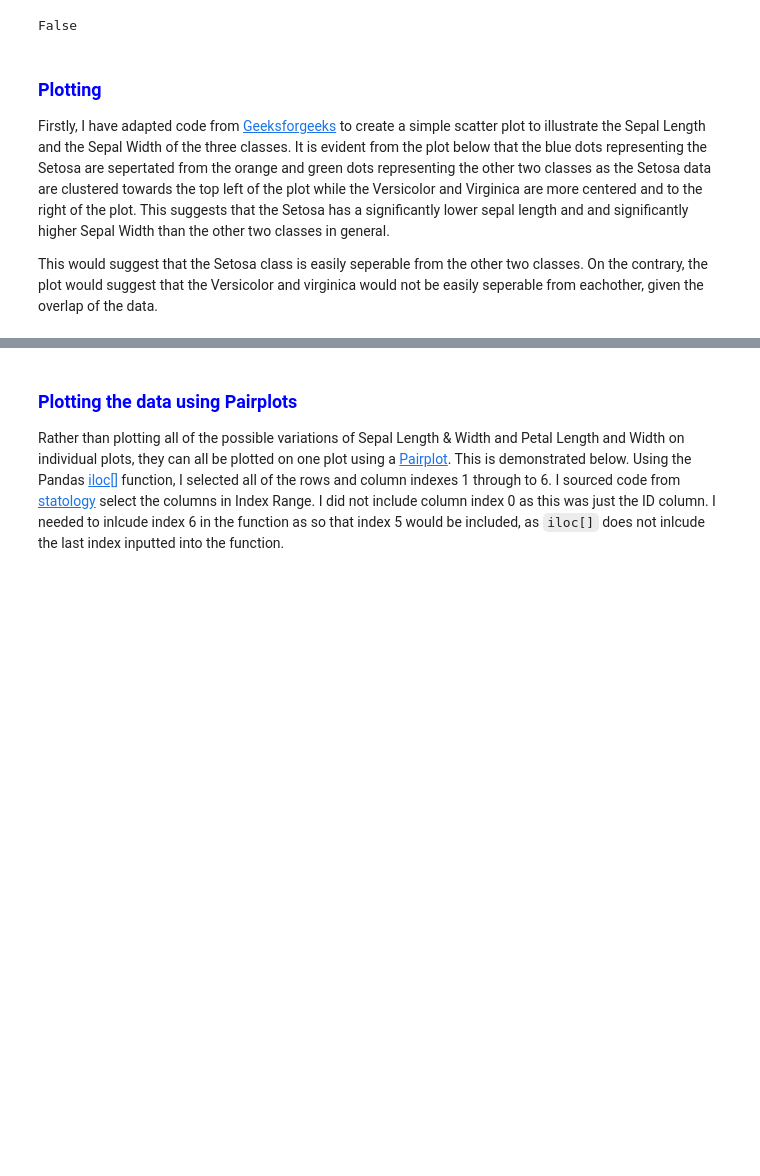
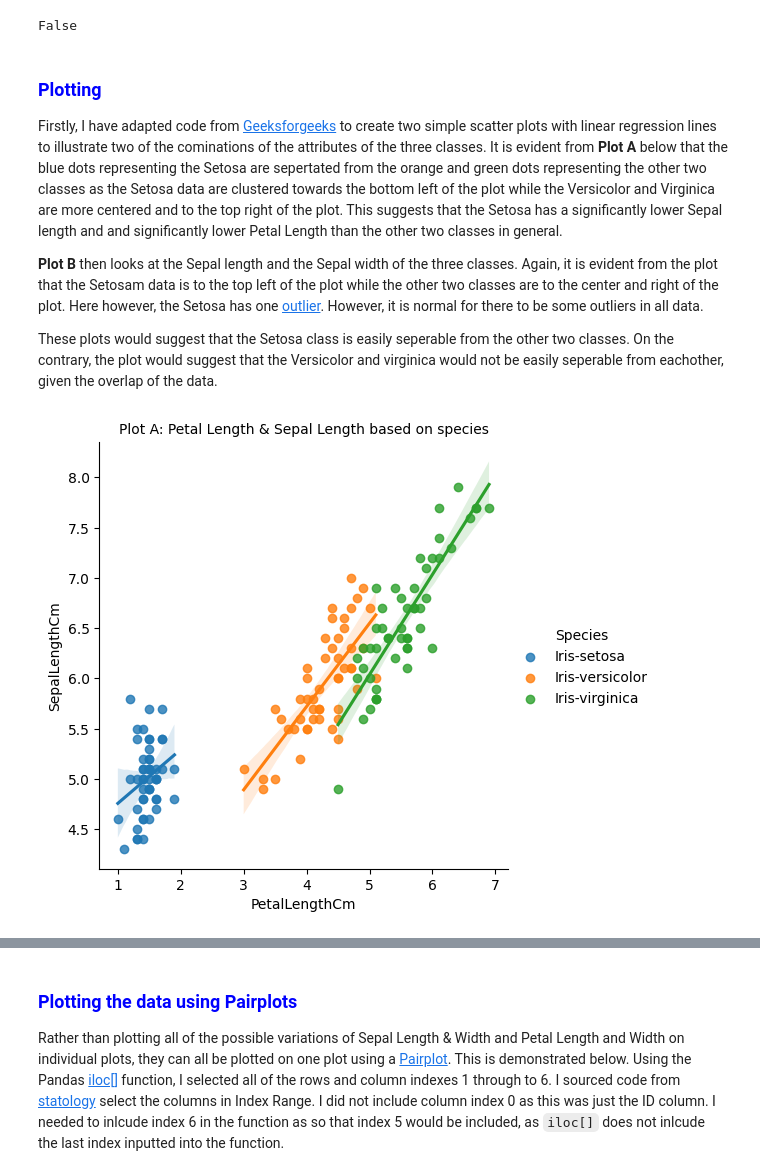
Before and after one commit to OCorry/machine_learning_and_statistics_2023, a Jupyter notebook: tasks.ipynb, the cells around one changed output, grey strips where cells are left out. Saved outputs shown, nothing was run; the diff lists cells and outputs as text; code cells hidden in the pictures; blank space fills up the shorter version.

```diff
--- a/tasks.ipynb
+++ b/tasks.ipynb
@@ -832,7 +832,17 @@ False
 # %% [markdown]
 ### <span style ="color:blue">Plotting</span>
 
-Firstly, I have adapted code from [Geeksforgeeks](https://www.geeksforgeeks.org/create-a-scatter-plot-using-sepal-length-and-petal_width-to-separate-the-species-classes-using-scikit-learn/) to create a simple scatter plot to illustrate the Sepal Length and the Sepal Width of the three classes. It is evident from the plot below that the blue dots representing the Setosa are sepertated from the orange and green dots representing the other two classes as the Setosa data are clustered towards the top left of the plot while the Versicolor and Virginica are more centered and to the right of the plot. This suggests that the Setosa has a significantly lower sepal length and and significantly higher Sepal Width than the other two classes in general.
+Firstly, I have adapted code from [Geeksforgeeks](https://www.geeksforgeeks.org/python-seaborn-lmplot-method/) to create two simple scatter plots with linear regression lines to illustrate two of the cominations of the attributes of the three classes. It is evident from  **Plot A** below that the blue dots representing the Setosa are sepertated from the orange and green dots representing the other two classes as the Setosa data are clustered towards the bottom left of the plot while the Versicolor and Virginica are more centered and to the top right of the plot. This suggests that the Setosa has a significantly lower Sepal length and and significantly lower Petal Length than the other two classes in general.
 
-This would suggest that the Setosa class is easily seperable from the other two classes. On the contrary, the plot would suggest that the Versicolor and virginica would not be easily seperable from eachother, given the overlap of the data.
+**Plot B** then looks at the Sepal length and the Sepal width of the three classes. Again, it is evident from the plot that the Setosam data is to the top left of the plot while the other two classes are to the center and right of the plot. Here however, the Setosa has one [outlier](https://www.freecodecamp.org/news/what-is-an-outlier-definition-and-how-to-find-outliers-in-statistics/). However, it is normal for there to be some outliers in all data.
+
+These plots would suggest that the Setosa class is easily seperable from the other two classes. On the contrary, the plot would suggest that the Versicolor and virginica would not be easily seperable from eachother, given the overlap of the data.
+# %%
+sns.lmplot(x ='PetalLengthCm', y ='SepalLengthCm', data = df, hue ="Species")
+
+plt.title("Plot A: Petal Length & Sepal Length based on species" , size = 10 , color = "black")
+plt.plot()
+plt.show()
+# %% [output]
+[figure, added]
 # %%
```
Also changed, not shown: parts of 20 cells of this notebook.
